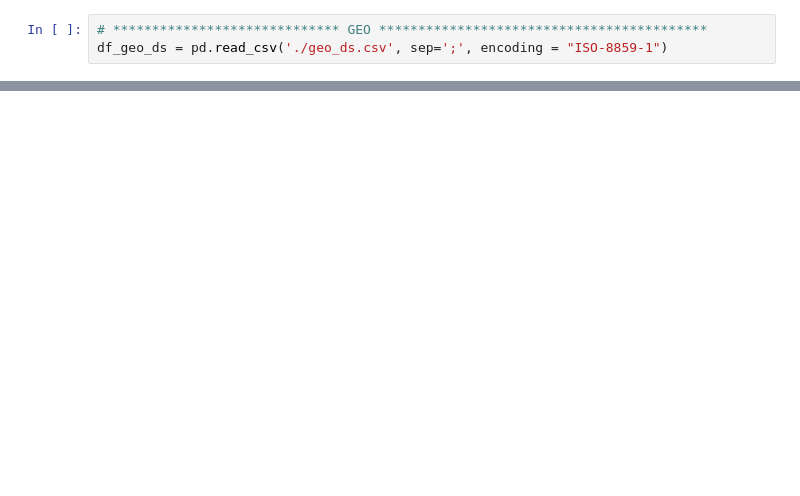
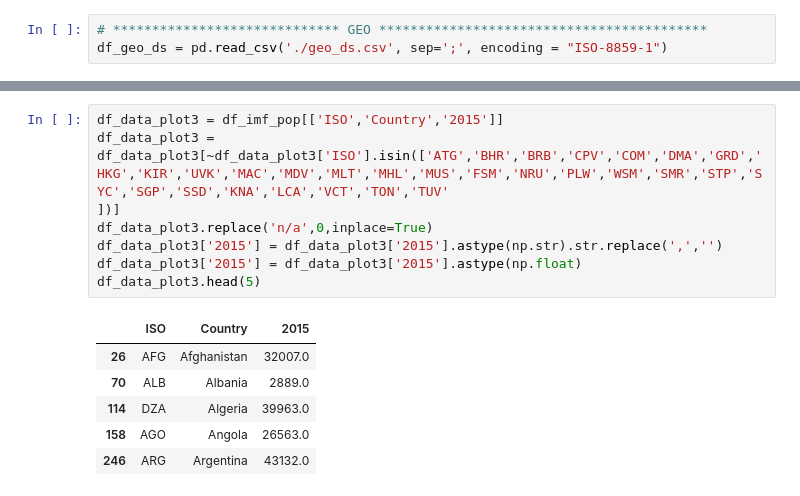
Before and after one commit to MassimoSchiappa/datascience, a Jupyter notebook: FinaleExamUCSD+DSE200x.ipynb, the cells around one changed output, grey strips where cells are left out. Cells and saved outputs as stored; diff of their text form; blank space fills up the shorter version.

```diff
--- a/FinaleExamUCSD+DSE200x.ipynb
+++ b/FinaleExamUCSD+DSE200x.ipynb
@@ -137,3 +158,18 @@ df_data_plot.head(5)
+# %%
+df_data_plot3 = df_imf_pop[['ISO','Country','2015']]
+df_data_plot3 = df_data_plot3[~df_data_plot3['ISO'].isin(['ATG','BHR','BRB','CPV','COM','DMA','GRD','HKG','KIR','UVK','MAC','MDV','MLT','MHL','MUS','FSM','NRU','PLW','WSM','SMR','STP','SYC','SGP','SSD','KNA','LCA','VCT','TON','TUV'
+])]
+df_data_plot3.replace('n/a',0,inplace=True)
+df_data_plot3['2015'] = df_data_plot3['2015'].astype(np.str).str.replace(',','')
+df_data_plot3['2015'] = df_data_plot3['2015'].astype(np.float)
+df_data_plot3.head(5)
+# %% [output]
+|  | ISO | Country | 2015 |
+| 26 | AFG | Afghanistan | 32007.0 |
+| 70 | ALB | Albania | 2889.0 |
+| 114 | DZA | Algeria | 39963.0 |
+| 158 | AGO | Angola | 26563.0 |
+| 246 | ARG | Argentina | 43132.0 |
 # %%
 import folium
 map = folium.Map(location=[41.87, 12.57], zoom_start=1.5)
```
Also changed, not shown: parts of 8 cells of this notebook, 1 other file.
